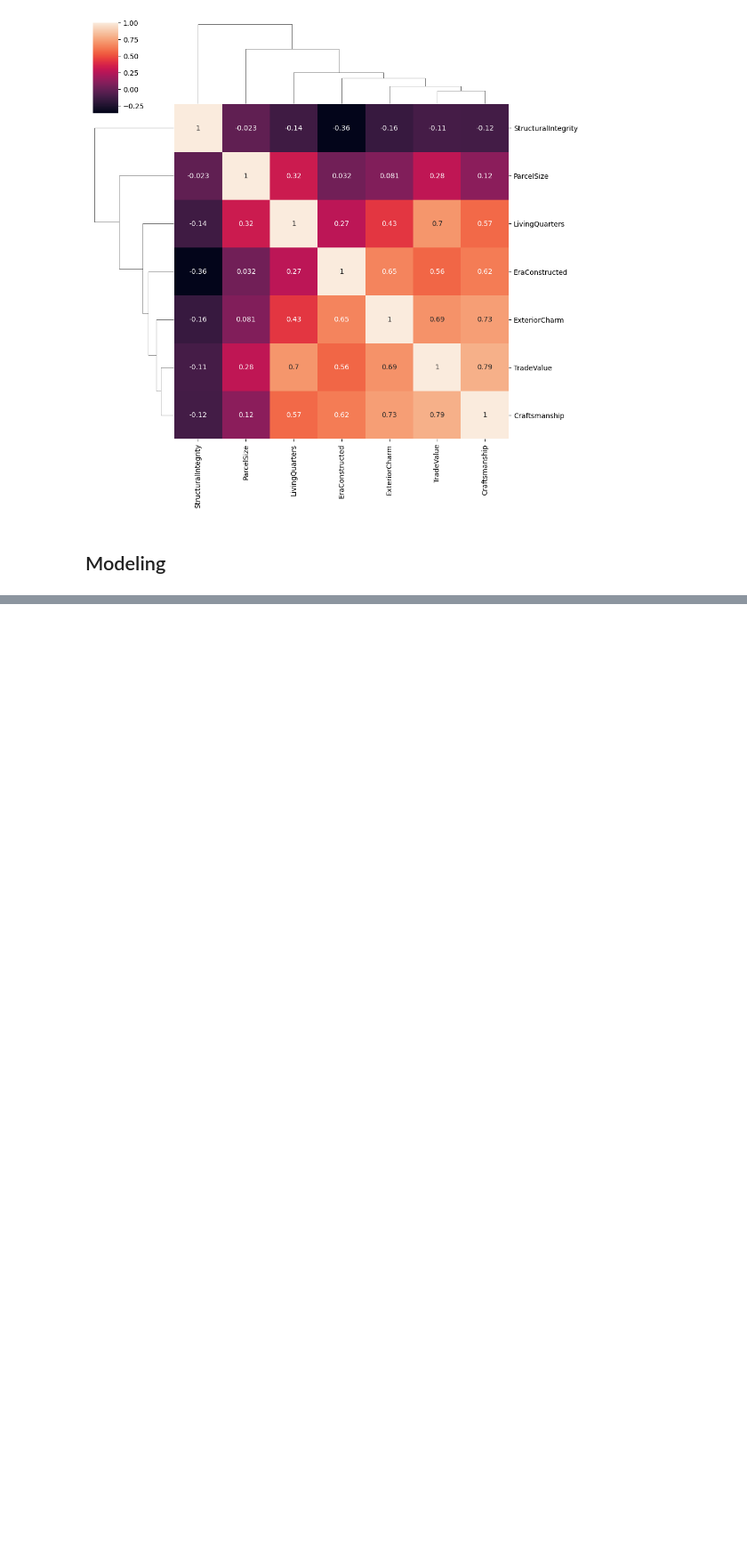
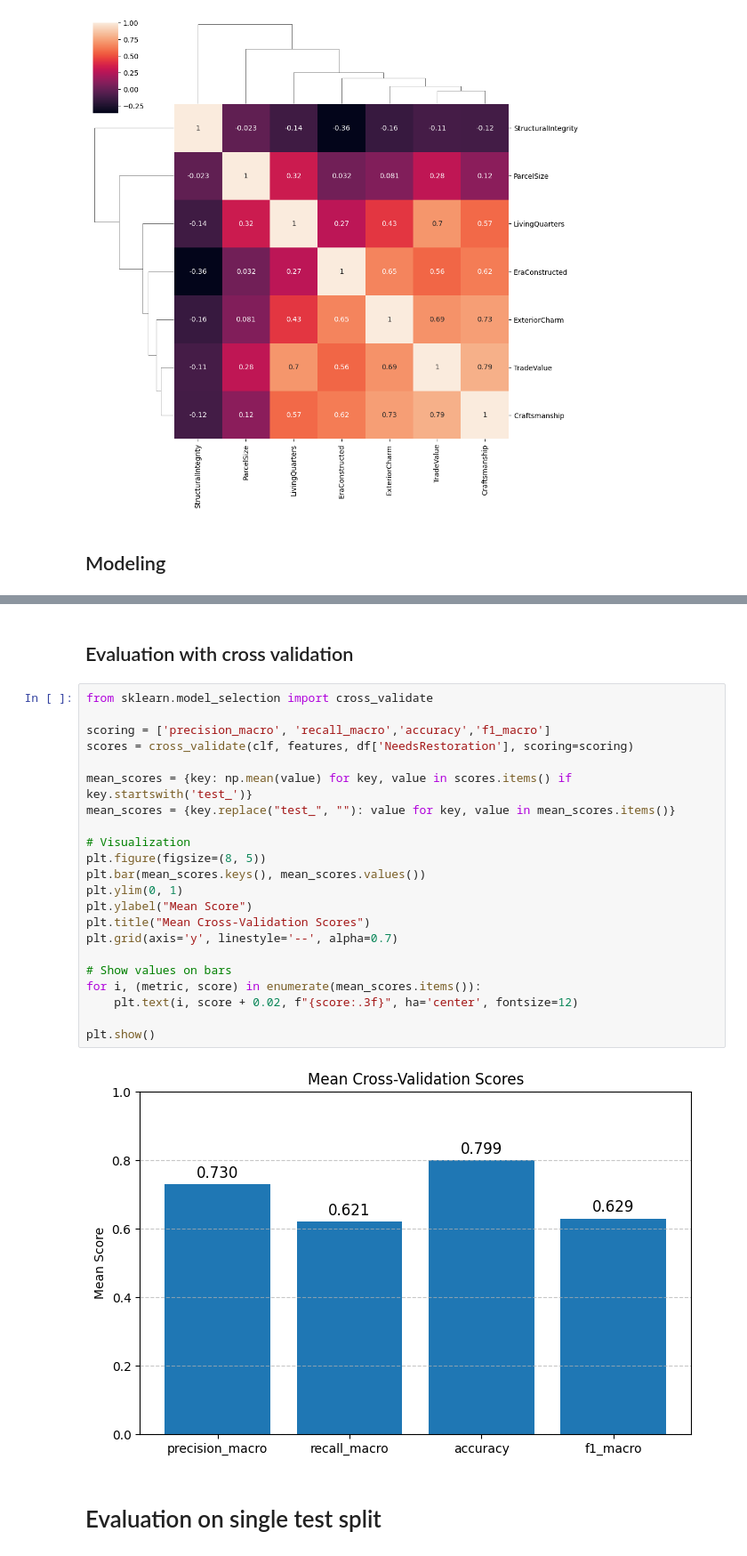
Before and after one commit to rayansamman/Slavic-Sultanate, a Jupyter notebook: src/third-iteration.ipynb, the cells around one changed output, grey strips where cells are left out. Shown: that part at 89% size. Saved outputs shown, nothing was run; the diff lists cells and outputs as text; blank space fills up the shorter version.

Commit message:
cross validation

```diff
--- a/src/third-iteration.ipynb
+++ b/src/third-iteration.ipynb
@@ -124,0 +135,28 @@ TypeError: ClassifierMixin.score() missing 2 required positional arguments: 'X'
+# %% [markdown]
+## Evaluation with cross validation
+# %%
+from sklearn.model_selection import cross_validate
+
+scoring = ['precision_macro', 'recall_macro','accuracy','f1_macro']
+scores = cross_validate(clf, features, df['NeedsRestoration'], scoring=scoring)
+
+mean_scores = {key: np.mean(value) for key, value in scores.items() if key.startswith('test_')}
+mean_scores = {key.replace("test_", ""): value for key, value in mean_scores.items()}
+
+# Visualization
+plt.figure(figsize=(8, 5))
+plt.bar(mean_scores.keys(), mean_scores.values())
+plt.ylim(0, 1)
+plt.ylabel("Mean Score")
+plt.title("Mean Cross-Validation Scores")
+plt.grid(axis='y', linestyle='--', alpha=0.7)
+
+# Show values on bars
+for i, (metric, score) in enumerate(mean_scores.items()):
+    plt.text(i, score + 0.02, f"{score:.3f}", ha='center', fontsize=12)
+
+plt.show()
+# %% [output]
+[figure, added]
+# %% [markdown]
+# Evaluation on single test split
```
Also changed, not shown: parts of 5 cells of this notebook.
